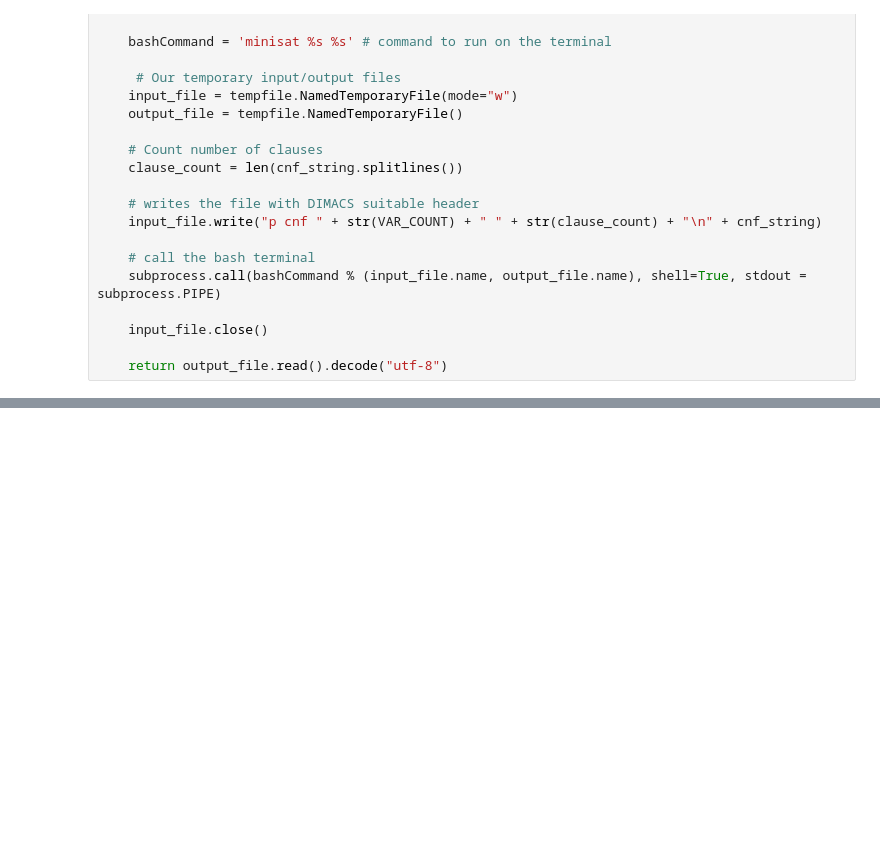
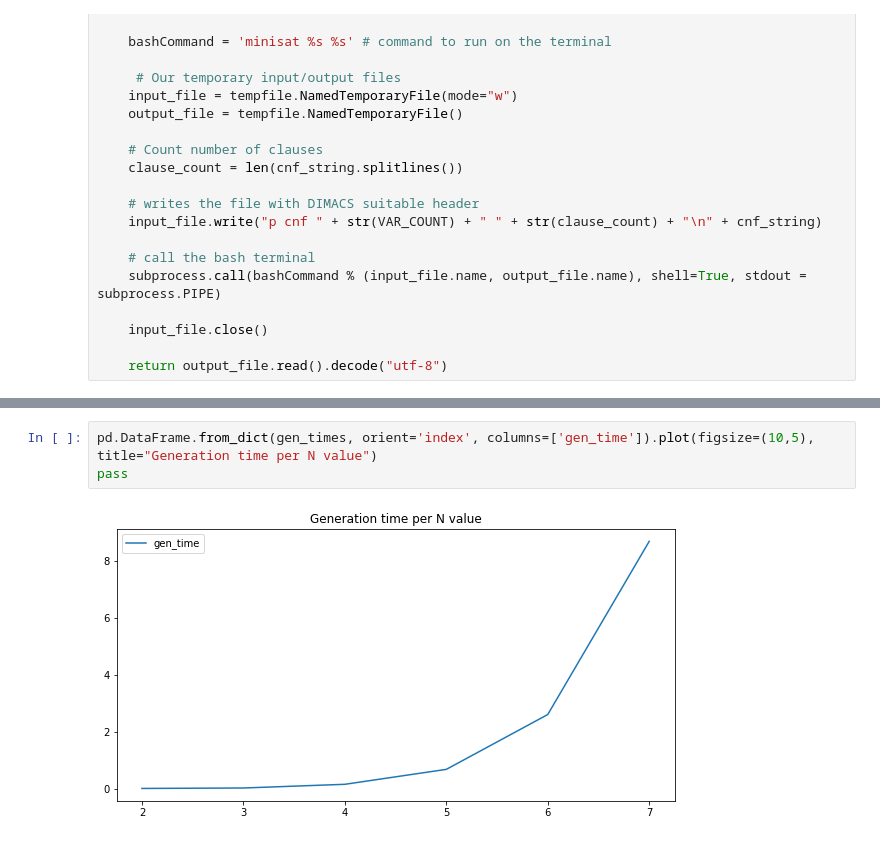
Before and after one commit to vin-nag/Sudoku-SAT, a Jupyter notebook: Timing N-Values.ipynb, the cells around one changed output, grey strips where cells are left out. Cells and saved outputs as stored; diff of their text form; blank space fills up the shorter version.

```diff
--- a/Timing N-Values.ipynb
+++ b/Timing N-Values.ipynb
@@ -127,0 +132,5 @@ Time to calculate grid of order 6: 3.7207610607147217
+# %%
+pd.DataFrame.from_dict(gen_times, orient='index', columns=['gen_time']).plot(figsize=(10,5), title="Generation time per N value")
+pass
+# %% [output]
+[figure, added]
```
Also changed, not shown: parts of 6 cells of this notebook, 1 other file.
